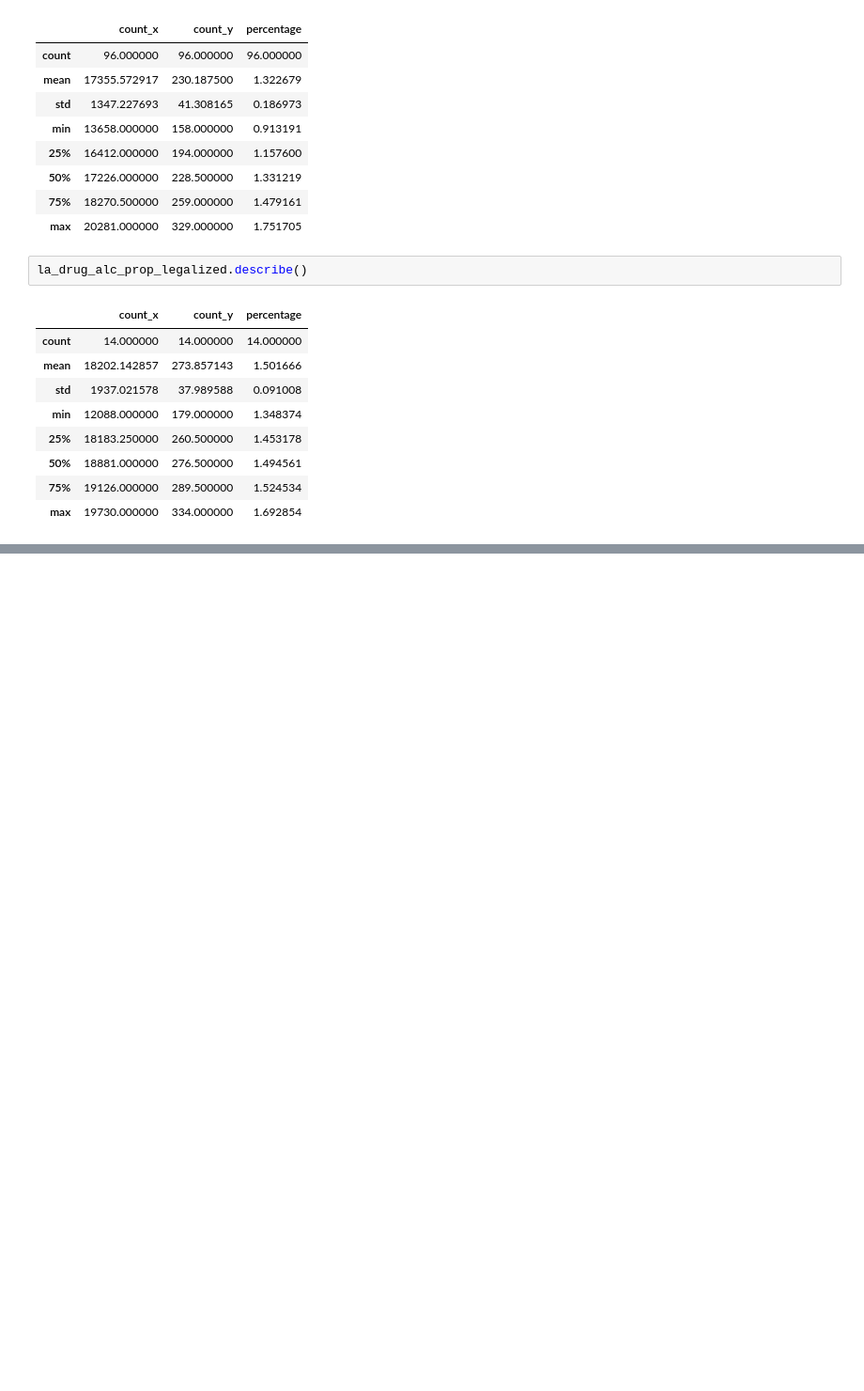
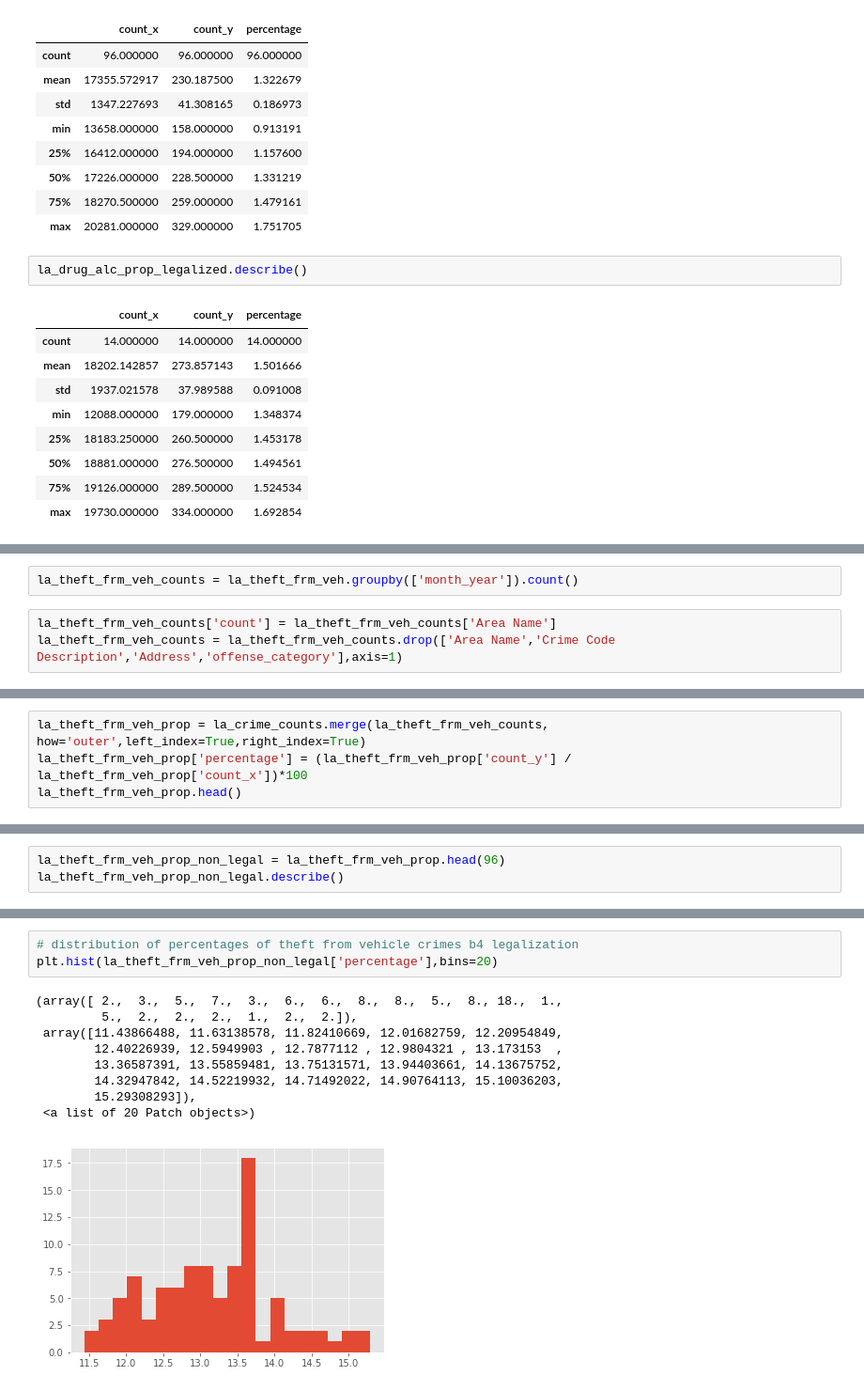
Before and after one commit to WhimsicalNose03/Cannabis-Cash-Crop-or-Crime-Boom-, a Jupyter notebook: la_plots_proportions.ipynb, the cells around one changed output, grey strips where cells are left out. Shown: that part at 94% size. Saved outputs shown, nothing was run; the diff lists cells and outputs as text; blank space fills up the shorter version.

```diff
--- a/la_plots_proportions.ipynb
+++ b/la_plots_proportions.ipynb
@@ -360,0 +511,5 @@ plt.hist(la_drug_alc_prop_non_legal['percentage'],bins=25)
+# %%
+la_theft_frm_veh_counts = la_theft_frm_veh.groupby(['month_year']).count()
+# %%
+la_theft_frm_veh_counts['count'] = la_theft_frm_veh_counts['Area Name']
+la_theft_frm_veh_counts = la_theft_frm_veh_counts.drop(['Area Name','Crime Code Description','Address','offense_category'],axis=1)
@@ -360,0 +526,4 @@ plt.hist(la_drug_alc_prop_non_legal['percentage'],bins=25)
+# %%
+la_theft_frm_veh_prop = la_crime_counts.merge(la_theft_frm_veh_counts, how='outer',left_index=True,right_index=True)
+la_theft_frm_veh_prop['percentage'] = (la_theft_frm_veh_prop['count_y'] / la_theft_frm_veh_prop['count_x'])*100
+la_theft_frm_veh_prop.head()
@@ -360,0 +551,3 @@ plt.hist(la_drug_alc_prop_non_legal['percentage'],bins=25)
+# %%
+la_theft_frm_veh_prop_non_legal = la_theft_frm_veh_prop.head(96)
+la_theft_frm_veh_prop_non_legal.describe()
@@ -360,0 +564,13 @@ plt.hist(la_drug_alc_prop_non_legal['percentage'],bins=25)
+# %%
+# distribution of percentages of theft from vehicle crimes b4 legalization
+plt.hist(la_theft_frm_veh_prop_non_legal['percentage'],bins=20)
+# %% [output]
+(array([ 2.,  3.,  5.,  7.,  3.,  6.,  6.,  8.,  8.,  5.,  8., 18.,  1.,
+         5.,  2.,  2.,  2.,  1.,  2.,  2.]),
+ array([11.43866488, 11.63138578, 11.82410669, 12.01682759, 12.20954849,
+        12.40226939, 12.5949903 , 12.7877112 , 12.9804321 , 13.173153  ,
+        13.36587391, 13.55859481, 13.75131571, 13.94403661, 14.13675752,
+        14.32947842, 14.52219932, 14.71492022, 14.90764113, 15.10036203,
+        15.29308293]),
+ <a list of 20 Patch objects>)
+[figure, added]
```
Also changed, not shown: parts of 33 cells of this notebook, 2 other files.
